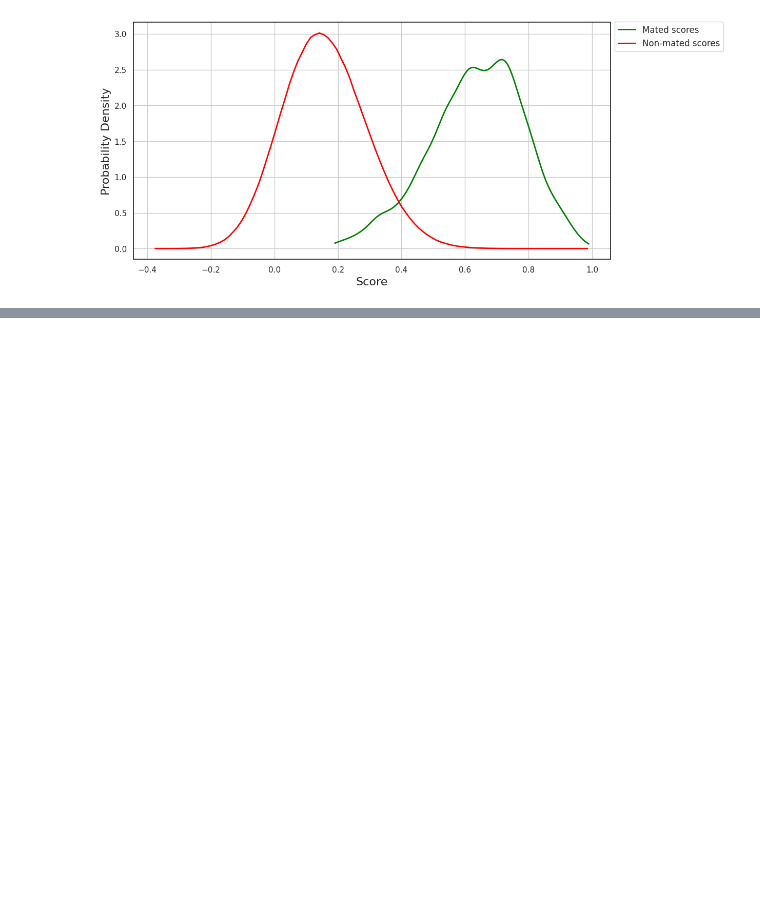
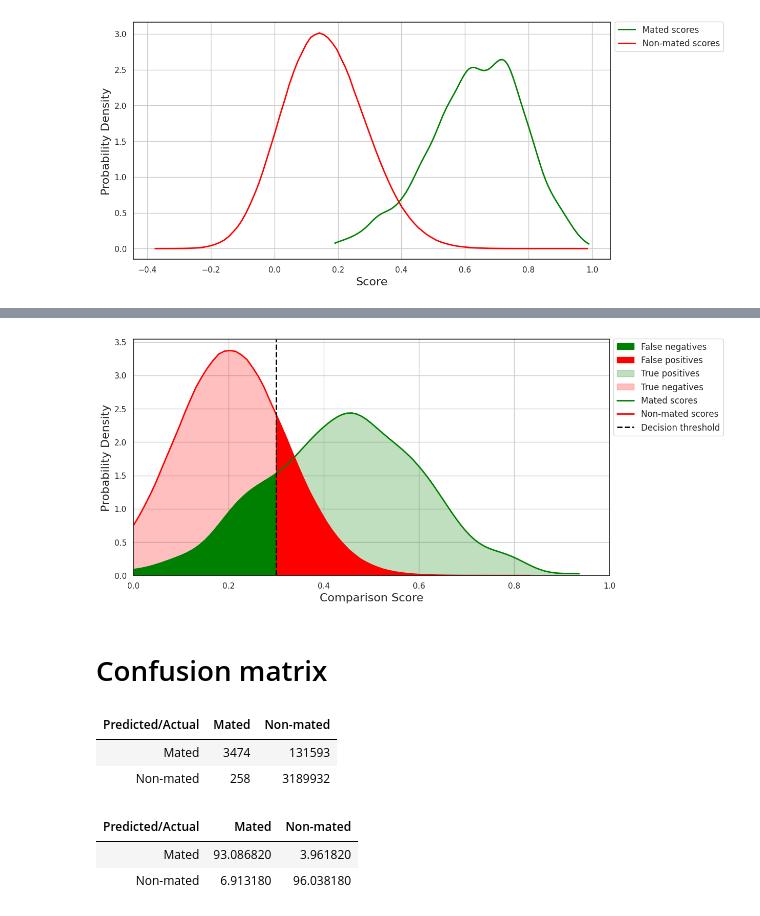
Before and after one commit to Kat-Gabi/Master_Thesis, a Jupyter notebook: notebooks/data_vis/DET_plots.ipynb, the cells around one changed output, grey strips where cells are left out. Drawn from its saved outputs; the diff is of its cells as text; code cells hidden in the pictures; blank space fills up the shorter version.

```diff
--- a/notebooks/data_vis/DET_plots.ipynb
+++ b/notebooks/data_vis/DET_plots.ipynb
@@ -85,0 +169,5 @@ plt.show()
+# %%
+threshold2 = 0.3
+kde_with_threshold(mated_scores2, nonmated_scores2, scores_type2, threshold2)
+# %% [output]
+[figure, added]
@@ -85,0 +177,14 @@ plt.show()
+# %% [markdown]
+# Confusion matrix
+# %%
+style_confusion_matrix(get_confusion_matrix(mated_scores1, nonmated_scores1, scores_type1, threshold1, mode="count"))
+# %% [output]
+| Predicted/Actual | Mated | Non-mated |
+| Mated | 3474 | 131593 |
+| Non-mated | 258 | 3189932 |
+# %%
+style_confusion_matrix(get_confusion_matrix(mated_scores1, nonmated_scores1, scores_type1, threshold1, mode="percent").round(round_digits))
+# %% [output]
+| Predicted/Actual | Mated | Non-mated |
+| Mated | 93.086820 | 3.961820 |
+| Non-mated | 6.913180 | 96.038180 |
```
Also changed, not shown: parts of 20 cells of this notebook, 4 other files.
